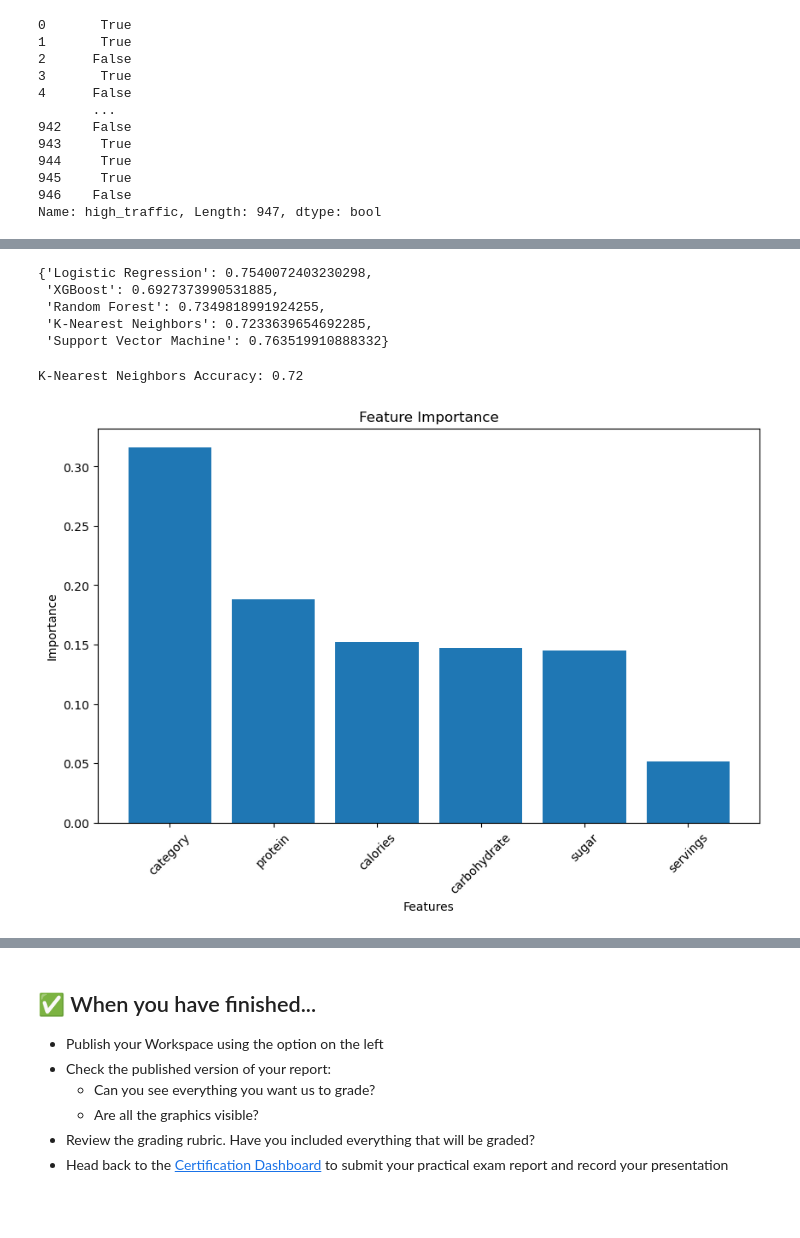
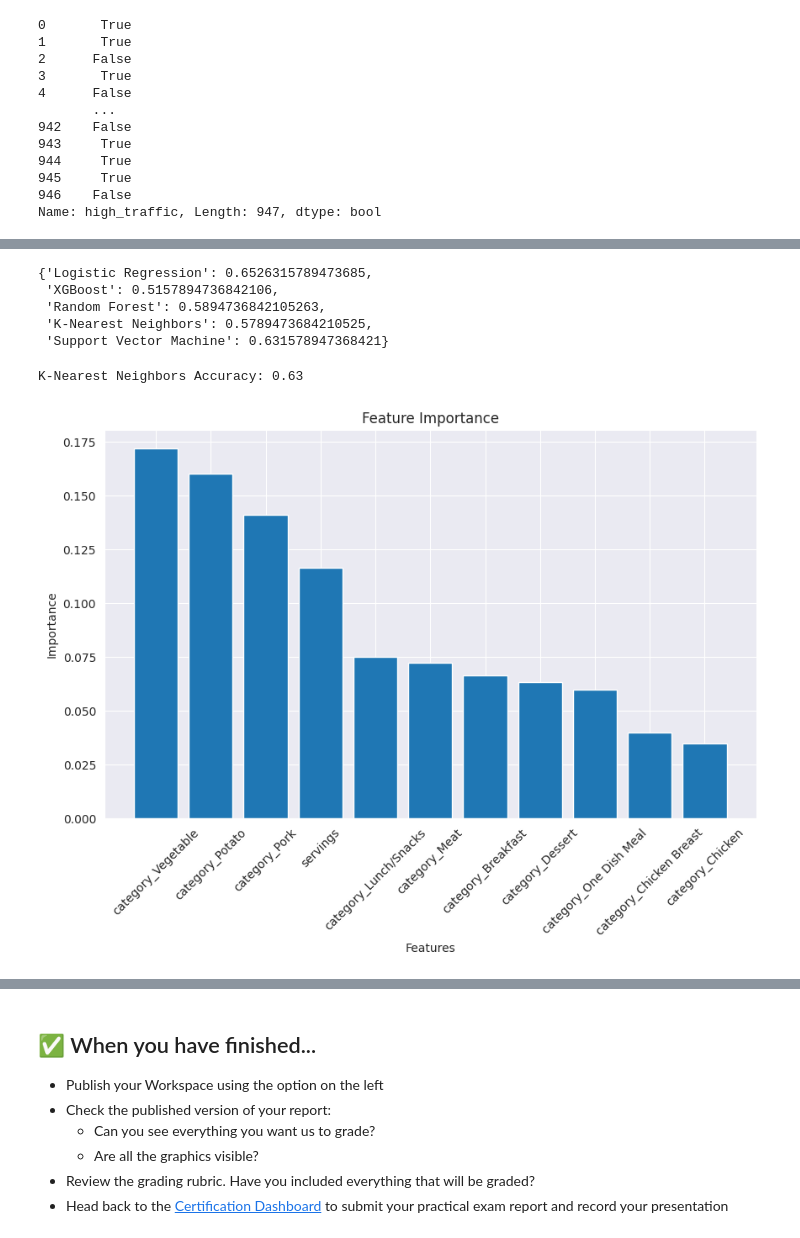
Before and after one commit to miniloda/DataCamp-DataScience-Exam, a Jupyter notebook: notebook.ipynb, the cells around one changed output, grey strips where cells are left out. Cells and saved outputs as stored; diff of their text form; code cells hidden in the pictures; blank space fills up the shorter version.

Commit message:
find tune model [Used one hot encoding]

```diff
--- a/notebook.ipynb
+++ b/notebook.ipynb
@@ -152,3 +182,11 @@ We can see that "calories", "carbohydrate", "sugar", and "protein" columns are r
+# %%
+for row in df.iterrows():
+    if pd.isna(row[1].calories) and pd.isna(row[1].carbohydrate) and pd.isna(row[1].sugar) and pd.isna(row[1].protein):
+        category = row[1].category
+        df.loc[row[0], 'calories'] = pivot.loc[category,'median']['calories']
+        df.loc[row[0], 'carbohydrate'] = pivot.loc[category,'median']['carbohydrate']
+        df.loc[row[0],'sugar'] = pivot.loc[category,'median']['sugar']
+        df.loc[row[0], 'protein'] = pivot.loc[category,'median']['protein']
 # %%
 from sklearn.impute import SimpleImputer
 def fill_missing_values(df, columns, method='median'):
@@ -234,0 +407,10 @@ AttributeError: 'DataFrame' object has no attribute 'bar'
+# %%
+log_reg_cat_serve = LogisticRegression()
+X_cat_serve = pd.concat([X_numeric[['servings']], X_cat], axis=1)
+X_cat_serve
+X_train, X_test, y_train, y_test = train_test_split(X_cat_serve, y, test_size=0.2, random_state=42)
+log_reg_cat_serve.fit(X_train, y_train)
+
+y_pred = log_reg_cat_serve.predict(X_test)
+
+print(classification_report(y_test, y_pred))
@@ -235,4 +426,6 @@ AttributeError: 'DataFrame' object has no attribute 'bar'
 # %%
+from sklearn.model_selection import GridSearchCV
+model = LogisticRegression(max_iter=10000)
 #use grid search to find the best hyperparameters for logistic regression
 params = {
     'C': [0.001, 0.01, 0.1, 1, 10, 100, 1000],
@@ -240,7 +433,7 @@ params = {
     'solver': ['lbfgs', 'liblinear', 'newton-cg', 'sag', 'saga']
 }
 
-grid_search = GridSearchCV(estimator=logistic_regression, param_grid=params)
+grid_search = GridSearchCV(estimator=model, param_grid=params, cv = 5)
 
 grid_search.fit(X_train, y_train)
 
@@ -348,51 +536,51 @@ classifiers = {
 # evaluate the classifiers
 results = {}
 for name, classifier in classifiers.items():
-    scores = cross_val_score(classifier, X, y, cv=5)
+    scores = cross_val_score(classifier, X_test, y_test, cv=5)
     results[name] = scores.mean()
 
 results
 # %% [output]
-{'Logistic Regression': 0.7540072403230298,
- 'XGBoost': 0.6927373990531885,
- 'Random Forest': 0.7349818991924255,
- 'K-Nearest Neighbors': 0.7233639654692285,
- 'Support Vector Machine': 0.763519910888332}
+{'Logistic Regression': 0.6526315789473685,
+ 'XGBoost': 0.5157894736842106,
+ 'Random Forest': 0.5894736842105263,
+ 'K-Nearest Neighbors': 0.5789473684210525,
+ 'Support Vector Machine': 0.631578947368421}
 # %%
-knn = KNeighborsClassifier(n_neighbors=10)
+knn = KNeighborsClassifier()
 knn.fit(X_train, y_train)
 y_pred = knn.predict(X_test)
 knn_accuracy = accuracy_score(y_test, y_pred)
 print(f'K-Nearest Neighbors Accuracy: {knn_accuracy:.2f}')
 # %% [output]
-K-Nearest Neighbors Accuracy: 0.72
+K-Nearest Neighbors Accuracy: 0.63
 # %%
 # Train a RandomForestClassifier
 from sklearn.ensemble import RandomForestClassifier
 import matplotlib.pyplot as plt
 import pandas as pd
 
 # Assuming X_train and y_train are already defined
 rf = RandomForestClassifier()
 rf.fit(X_train, y_train)
-
+y_pred = rf.predict(X_test)
 # Extract feature importances
 importances = rf.feature_importances_
 features = X_train.columns
 
 # Create a DataFrame for plotting
 feature_importance_df = pd.DataFrame({'Feature': features, 'Importance': importances})
 
 # Sort the DataFrame by importance
 feature_importance_df = feature_importance_df.sort_values(by='Importance', ascending=False)
 
 # Plot the feature importances
 plt.figure(figsize=(10, 6))
 plt.bar(feature_importance_df['Feature'], feature_importance_df['Importance'])
 plt.title('Feature Importance')
 plt.xlabel('Features')
 plt.ylabel('Importance')
 plt.xticks(rotation=45)
 plt.show()
 # %% [output]
-[figure, old version]
+[figure, new version]
```
Also changed, not shown: parts of 26 cells of this notebook.
